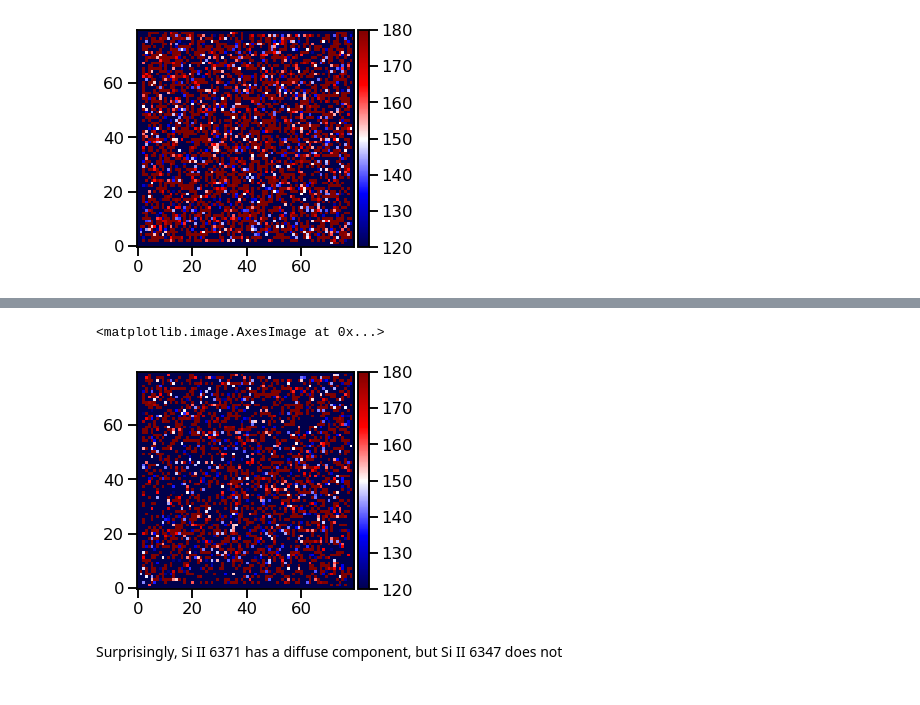
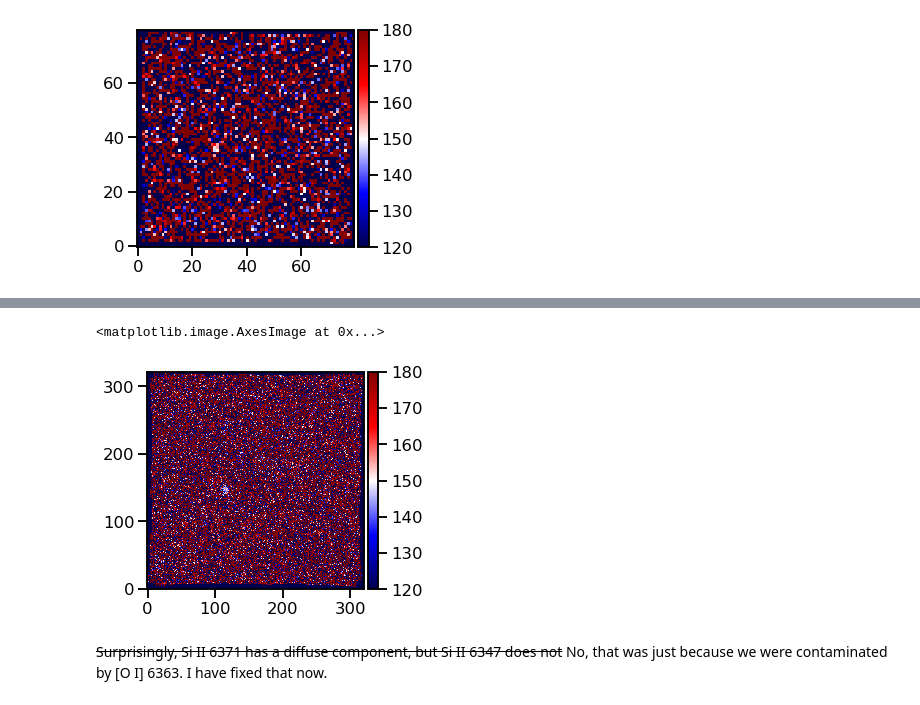
Before and after one commit to will-henney/muse-hii-regions, a Jupyter notebook: notebooks/03-03-oi-lines-sharp-cube.ipynb, the cells around one changed output, grey strips where cells are left out. Cells and saved outputs as stored; diff of their text form; code cells hidden in the pictures.

Commit message:
Fix the wave range for Si II line so not contaminated by O I 6363

```diff
--- a/notebooks/03-03-oi-lines-sharp-cube.ipynb
+++ b/notebooks/03-03-oi-lines-sharp-cube.ipynb
@@ -698,7 +716,7 @@ moments.save_moments_to_fits(
     **mom_pars_6347,
 )
 # %%
-core_6371 = (oi6300cube - contcube).select_lambda(6369, 6379)
+core_6371 = (oi6300cube - contcube).select_lambda(6371, 6381)
 mom6371 = moments.find_moments(core_6371)
 # %%
 mom_pars_6371 = dict(
@@ -728,12 +746,12 @@ g = moments.moments_corner_plot(
 # %%
-(3e5*(mom6371[1] / 6371.36 - 1.0)).rebin(4).plot(
+(3e5*(mom6371[1] / 6371.36 - 1.0)).rebin(1).plot(
     vmin=120, vmax=180,
     cmap="seismic",
     colorbar="v",
 )
 # %% [output]
 <matplotlib.image.AxesImage at 0x...>
-[figure, old version]
+[figure, new version]
 # %%
 moments.save_moments_to_fits(
     mom6371,
@@ -742,4 +760,4 @@ moments.save_moments_to_fits(
     **mom_pars_6371,
 )
 # %% [markdown]
-Surprisingly, Si II 6371 has a diffuse component, but Si II 6347 does not
+~~Surprisingly, Si II 6371 has a diffuse component, but Si II 6347 does not~~  No, that was just because we were contaminated by [O I] 6363.  I have fixed that now.
```
Also changed, not shown: parts of 7 cells of this notebook, 9 other files.
